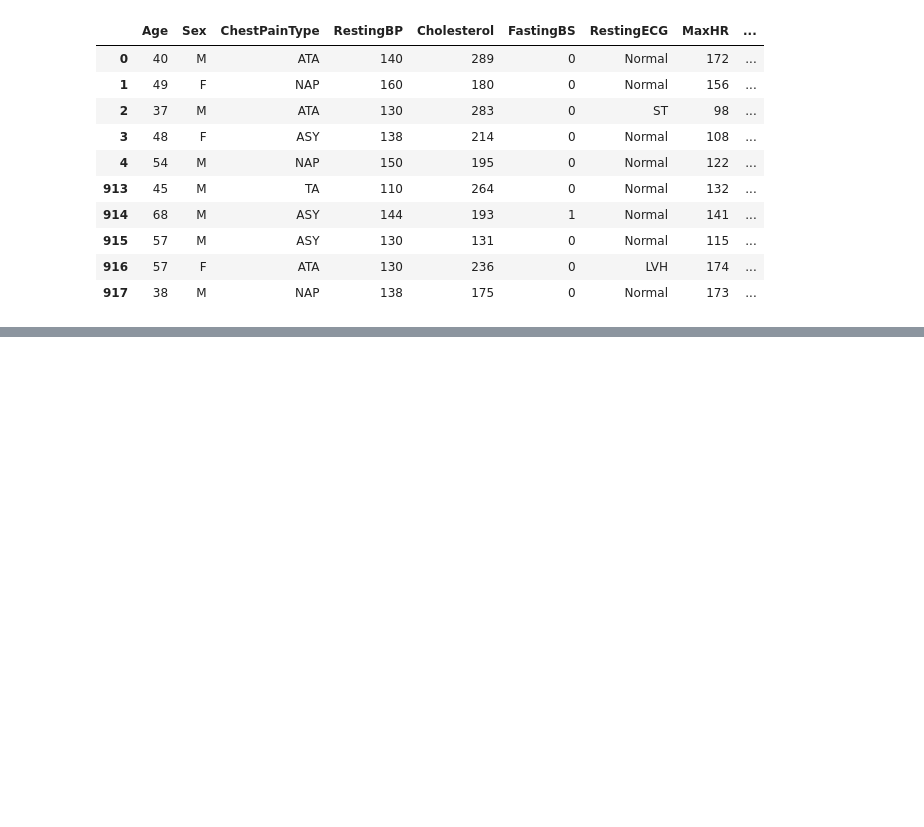
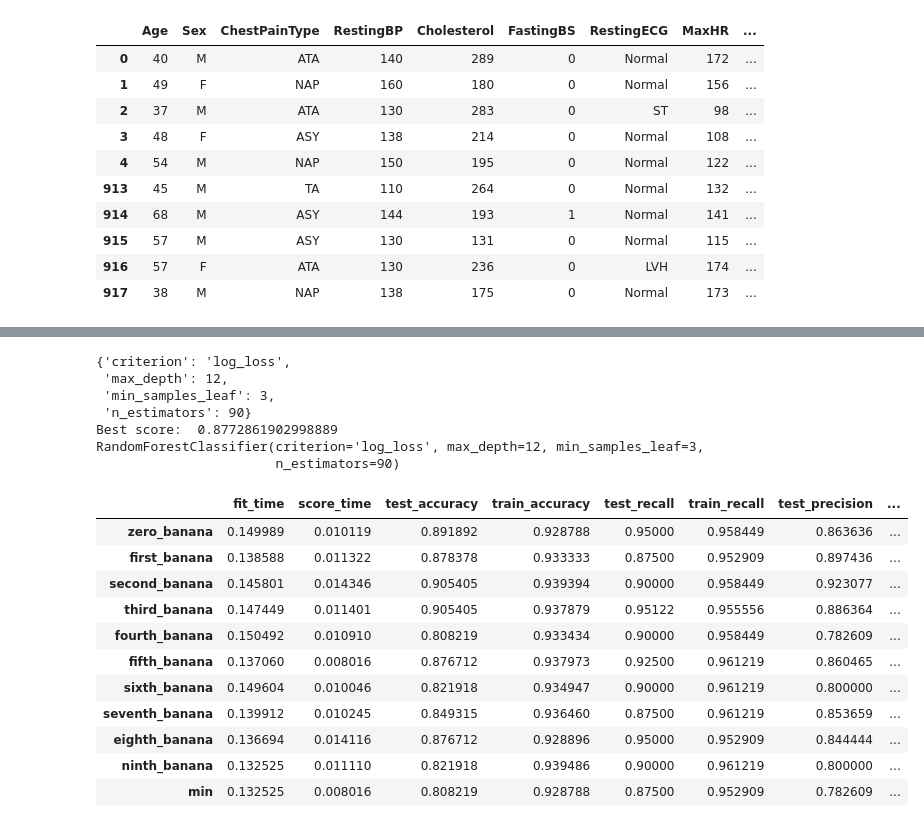
Before and after one commit to archimage-wiz/DS_ModelsParametersModule1, a Jupyter notebook: 14ModelQualityImprovement/hw.ipynb, the cells around one changed output, grey strips where cells are left out. Cells and saved outputs as stored; diff of their text form; code cells hidden in the pictures; blank space fills up the shorter version.

```diff
--- a/14ModelQualityImprovement/hw.ipynb
+++ b/14ModelQualityImprovement/hw.ipynb
@@ -93,0 +149,29 @@ xx.apply(lambda x: x.value_counts())
+# %%
+from sklearn.model_selection import RandomizedSearchCV
+from sklearn.ensemble import RandomForestClassifier
+from scipy.stats import randint
+from pprint import pprint
+from sklearn.naive_bayes import BernoulliNB
+from sklearn.linear_model import Ridge
+from sklearn.svm import SVC
+from sklearn.neighbors import KNeighborsClassifier
+from sklearn.tree import DecisionTreeClassifier
+from scipy.stats import uniform
+
+models=[
+      {'name':'NB', "model":BernoulliNB(), 'params':{'alpha': uniform(loc=0, scale=4)}},
+      {'name':'Lr', "model": LogisticRegression()  , 'params':{'C':[0.1,0.2,0.3,0.5,0.7,0.8,0.9,1]}},
+      {'name':'R', "model": Ridge(), 'params':{'alpha': uniform(loc=0, scale=4), 'solver':['svd', 'cholesky', 'lsqr', 'sparse_cg', 'sag', 'saga']}},
+      {'name':'SVC', "model": SVC(), 'params':{'kernel':['linear', 'poly', 'rbf', 'sigmoid'], 'gamma':['scale', 'auto']}},
+      {'name':'RF', "model": RandomForestClassifier(), 'params':{'n_estimators': randint(10, 200), 'max_depth': randint(2, 25), 'min_samples_leaf': randint(1, 15), 'criterion': ['gini', 'entropy', 'log_loss']}},
+      {'name':'KN', "model": KNeighborsClassifier(), 'params':{'n_neighbors':list(range(1,30)),'weights': ['uniform', 'distance'], 'p':[1,2,3]}},
+      {'name':'DT', "model": DecisionTreeClassifier(), 'params':{'criterion':['gini', 'entropy'], 'max_depth':[3,5,7,9,11]}}
+]
+
+res=[]
+for mp in models:
+    print("doing model", mp['model'])
+    res.append((mp['name'], RandomizedSearchCV(mp['model'], mp['params'], cv=10, n_jobs=-1, n_iter=50, random_state=42).fit(X_train, y_train)))
+print('\ndelimiter -----', end='\n\n')
+for i, r in enumerate(res):
+    print(i, r[0], r[1].best_score_, r[1].best_params_)
@@ -93,0 +196,27 @@ xx.apply(lambda x: x.value_counts())
+# %%
+bee = res[4][1]
+pprint(bee.best_params_)
+print("Best score: ", bee.best_score_)
+pprint(bee.best_estimator_)
+
+cvb(bee.best_estimator_, X_train, y_train)
+# %% [output]
+{'criterion': 'log_loss',
+ 'max_depth': 12,
+ 'min_samples_leaf': 3,
+ 'n_estimators': 90}
+Best score:  0.8772861902998889
+RandomForestClassifier(criterion='log_loss', max_depth=12, min_samples_leaf=3,
+                       n_estimators=90)
+|  | fit_time | score_time | test_accuracy | train_accuracy | test_recall | train_recall | test_precision | ... |
+| zero_banana | 0.149989 | 0.010119 | 0.891892 | 0.928788 | 0.95000 | 0.958449 | 0.863636 | ... |
+| first_banana | 0.138588 | 0.011322 | 0.878378 | 0.933333 | 0.87500 | 0.952909 | 0.897436 | ... |
+| second_banana | 0.145801 | 0.014346 | 0.905405 | 0.939394 | 0.90000 | 0.958449 | 0.923077 | ... |
+| third_banana | 0.147449 | 0.011401 | 0.905405 | 0.937879 | 0.95122 | 0.955556 | 0.886364 | ... |
+| fourth_banana | 0.150492 | 0.010910 | 0.808219 | 0.933434 | 0.90000 | 0.958449 | 0.782609 | ... |
+| fifth_banana | 0.137060 | 0.008016 | 0.876712 | 0.937973 | 0.92500 | 0.961219 | 0.860465 | ... |
+| sixth_banana | 0.149604 | 0.010046 | 0.821918 | 0.934947 | 0.90000 | 0.961219 | 0.800000 | ... |
+| seventh_banana | 0.139912 | 0.010245 | 0.849315 | 0.936460 | 0.87500 | 0.961219 | 0.853659 | ... |
+| eighth_banana | 0.136694 | 0.014116 | 0.876712 | 0.928896 | 0.95000 | 0.952909 | 0.844444 | ... |
+| ninth_banana | 0.132525 | 0.011110 | 0.821918 | 0.939486 | 0.90000 | 0.961219 | 0.800000 | ... |
+| min | 0.132525 | 0.008016 | 0.808219 | 0.928788 | 0.87500 | 0.952909 | 0.782609 | ... |
```
Also changed, not shown: parts of 20 cells of this notebook.
